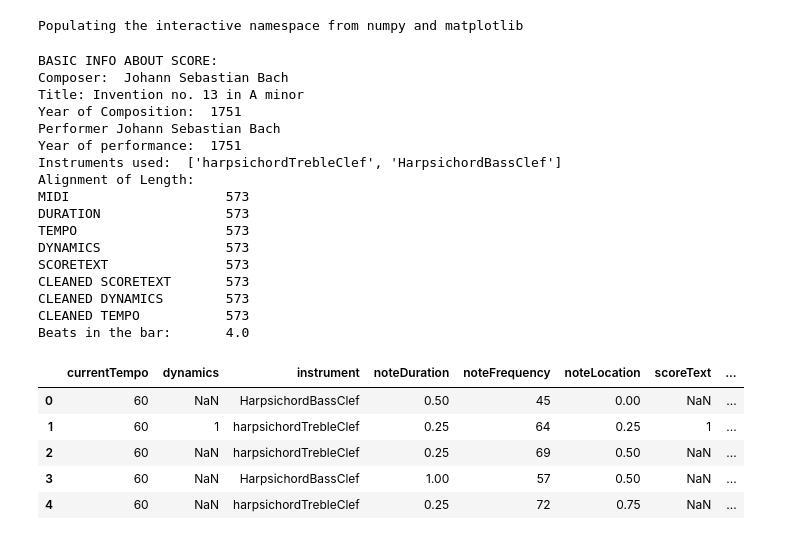
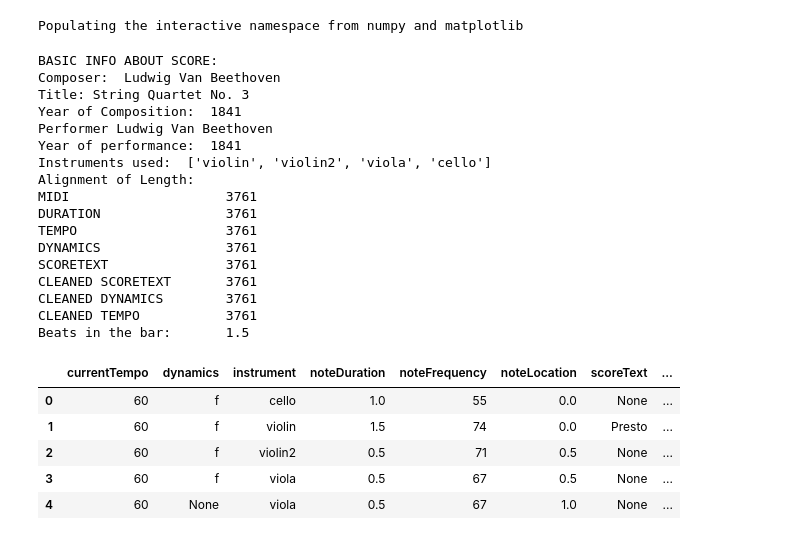
Before and after one commit to jgab3103/phd_code, a Jupyter notebook: Data Preparation-Polyphonic.ipynb, the cells around one changed output. Drawn from its saved outputs; the diff is of its cells as text; code cells hidden in the pictures.

```diff
--- a/Data Preparation-Polyphonic.ipynb
+++ b/Data Preparation-Polyphonic.ipynb
@@ -15,7 +15,7 @@ Populating the interactive namespace from numpy and matplotlib
 # %%
 class CreateRawData:
     def __init__(self, title="", yearOfComposition="", yearOfPerformance="n/a",
-                composerName="", performerName="", baseAudioID="",
+                composerName="", performerName="", baseAudioID="", globalCountStart=0,
                 instrumentsOnScore = [], xmlFileString='none'):
 
         self.notesFromXML = mu.converter.parse(xmlFileString)
@@ -29,6 +29,7 @@ class CreateRawData:
         self.performerName = performerName
         self.baseAudioID = baseAudioID
         self.instrumentsOnScore = instrumentsOnScore
+        self.globalCountStart = globalCountStart
 
         self.currentTempo = 1
         self.textArray = 1
@@ -283,7 +284,14 @@ class CreateRawData:
 
 
         preparedData = dataForNoteCaculations.sort(['noteLocation'])
+
+
         preparedData['globalCount'] = self.indexList
 
+        def manageGlobalCountAcrossCorpus(data_row):
+            newGlobalCount = data_row['globalCount'] + self.globalCountStart
+            return newGlobalCount
+
+        preparedData['globalCount'] = preparedData.apply(manageGlobalCountAcrossCorpus, axis=1)
         return preparedData.reset_index(drop=True)
 # %%
@@ -298,10 +307,11 @@ t = CreateRawData(title="Invention no. 13 in A minor",
 # %%
-# t = CreateRawData(title="String Quartet No. 4",
-#                   yearOfComposition="1841",
-#                   yearOfPerformance="n/a",
-#                   composerName="Ludwig Van Beethoven",
-#                   performerName="Ludwig Van Beethoven",
-#                   baseAudioID="BeethovenQ4OP9",
-#                   instrumentsOnScore = ['violin', 'violin2', 'viola', 'cello'],
-#                   xmlFileString='corpus/String Quartet No 3 in G Major K156.mxl')
+fromXML = CreateRawData(title="String Quartet No. 3",
+                  globalCountStart = 600,
+                  yearOfComposition=1841,
+                  yearOfPerformance=1841,
+                  composerName="Ludwig Van Beethoven",
+                  performerName="Ludwig Van Beethoven",
+                  baseAudioID="BeethovenQ4OP9",
+                  instrumentsOnScore = ['violin', 'violin2', 'viola', 'cello'],
+                  xmlFileString='corpus/String Quartet No 3 in G Major K156.mxl')
 # %%
@@ -313,20 +323,20 @@ t.cleanUpForDynamicsAndScoreText()
 # %%
-t.getSummary()
+fromXML.getSummary()
 # %% [output]
 BASIC INFO ABOUT SCORE:
-Composer:  Johann Sebastian Bach
-Title: Invention no. 13 in A minor
-Year of Composition:  1751
-Performer Johann Sebastian Bach
-Year of performance:  1751
-Instruments used:  ['harpsichordTrebleClef', 'HarpsichordBassClef']
+Composer:  Ludwig Van Beethoven
+Title: String Quartet No. 3
+Year of Composition:  1841
+Performer Ludwig Van Beethoven
+Year of performance:  1841
+Instruments used:  ['violin', 'violin2', 'viola', 'cello']
 Alignment of Length:
-MIDI                    573
-DURATION                573
-TEMPO                   573
-DYNAMICS                573
-SCORETEXT               573
-CLEANED SCORETEXT       573
-CLEANED DYNAMICS        573
-CLEANED TEMPO           573
-Beats in the bar:       4.0
+MIDI                    3761
+DURATION                3761
+TEMPO                   3761
+DYNAMICS                3761
+SCORETEXT               3761
+CLEANED SCORETEXT       3761
+CLEANED DYNAMICS        3761
+CLEANED TEMPO           3761
+Beats in the bar:       1.5
@@ -337,9 +343,13 @@ finalPreppedData = t.addOtherMetaDataToData(musData)
+# %%
+fromXMLTwo = fromXML.createDataFrameFromXML()
+# %%
+fromXMLFinalDataset = fromXML.addOtherMetaDataToData(fromXMLTwo)
 # %%
-display(HTML(finalPreppedData[0:5].to_html()))
+display(HTML(fromXMLFinalDataset[0:5].to_html()))
 # %% [output]
 |  | currentTempo | dynamics | instrument | noteDuration | noteFrequency | noteLocation | scoreText | ... |
-| 0 | 60 | NaN | HarpsichordBassClef | 0.50 | 45 | 0.00 | NaN | ... |
-| 1 | 60 | 1 | harpsichordTrebleClef | 0.25 | 64 | 0.25 | 1 | ... |
-| 2 | 60 | NaN | harpsichordTrebleClef | 0.25 | 69 | 0.50 | NaN | ... |
-| 3 | 60 | NaN | HarpsichordBassClef | 1.00 | 57 | 0.50 | NaN | ... |
-| 4 | 60 | NaN | harpsichordTrebleClef | 0.25 | 72 | 0.75 | NaN | ... |
+| 0 | 60 | f | cello | 1.0 | 55 | 0.0 | None | ... |
+| 1 | 60 | f | violin | 1.5 | 74 | 0.0 | Presto | ... |
+| 2 | 60 | f | violin2 | 0.5 | 71 | 0.5 | None | ... |
+| 3 | 60 | f | viola | 0.5 | 67 | 0.5 | None | ... |
+| 4 | 60 | None | viola | 0.5 | 67 | 1.0 | None | ... |
```
Also changed, not shown: parts of 11 cells of this notebook, 5 other files.
